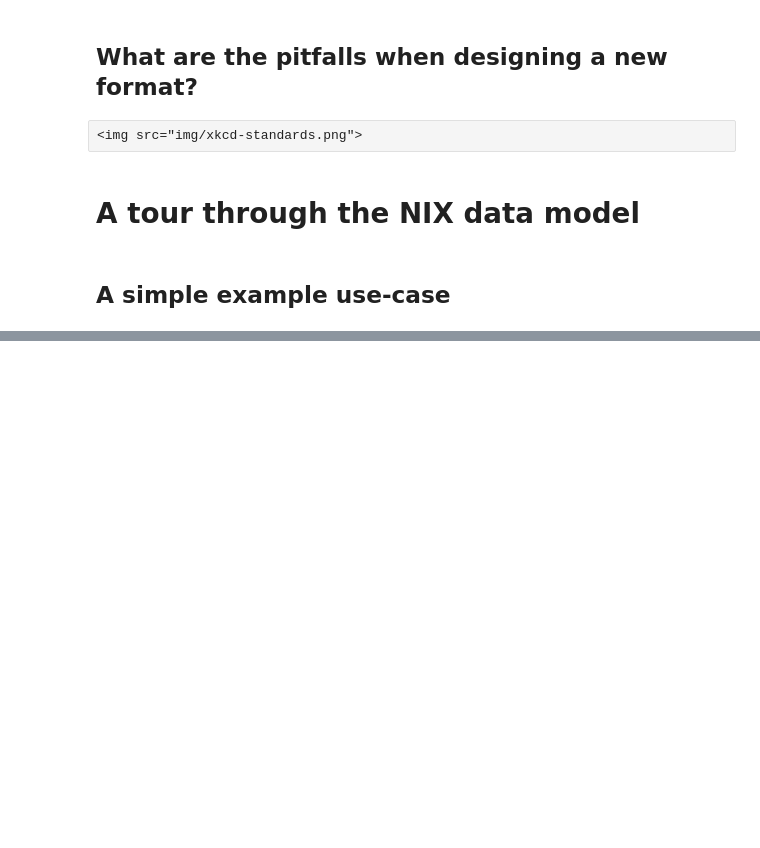
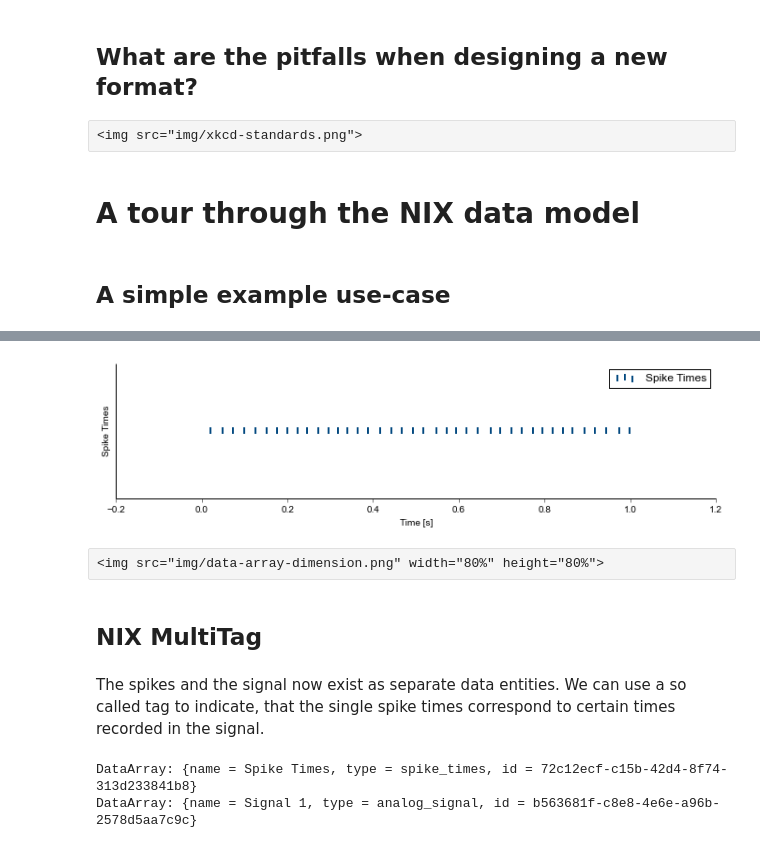
Before and after one commit to stoewer/nix-demo, a Jupyter notebook: NIX - Data management workshop 2015.ipynb, the cells around one changed output, grey strips where cells are left out. Saved outputs shown, nothing was run; the diff lists cells and outputs as text; code cells hidden in the pictures; blank space fills up the shorter version.

```diff
--- a/NIX - Data management workshop 2015.ipynb
+++ b/NIX - Data management workshop 2015.ipynb
@@ -44,0 +166,22 @@ __open source?__
+# %%
+plotter = Plotter(width=1000, height=200)
+plotter.add(spikes)
+
+plotter.plot()
+# %% [output]
+[figure, added]
+# %% [raw]
+<img src="img/data-array-dimension.png" width="80%" height="80%">
+# %% [markdown]
+## NIX MultiTag
+# %% [markdown]
+The spikes and the signal now exist as separate data entities. We can use a so called tag to indicate, that the single spike times correspond to certain times recorded in the signal.
+# %%
+spike_tag = block.create_multi_tag("Spike Times 1", "spike_times", spikes)
+spike_tag.references.append(signal)
+
+print(spike_tag.positions)
+print(spike_tag.references[0])
+# %% [output]
+DataArray: {name = Spike Times, type = spike_times, id = 72c12ecf-c15b-42d4-8f74-313d233841b8}
+DataArray: {name = Signal 1, type = analog_signal, id = b563681f-c8e8-4e6e-a96b-2578d5aa7c9c}
```
Also changed, not shown: parts of 54 cells of this notebook, 21 other files.
